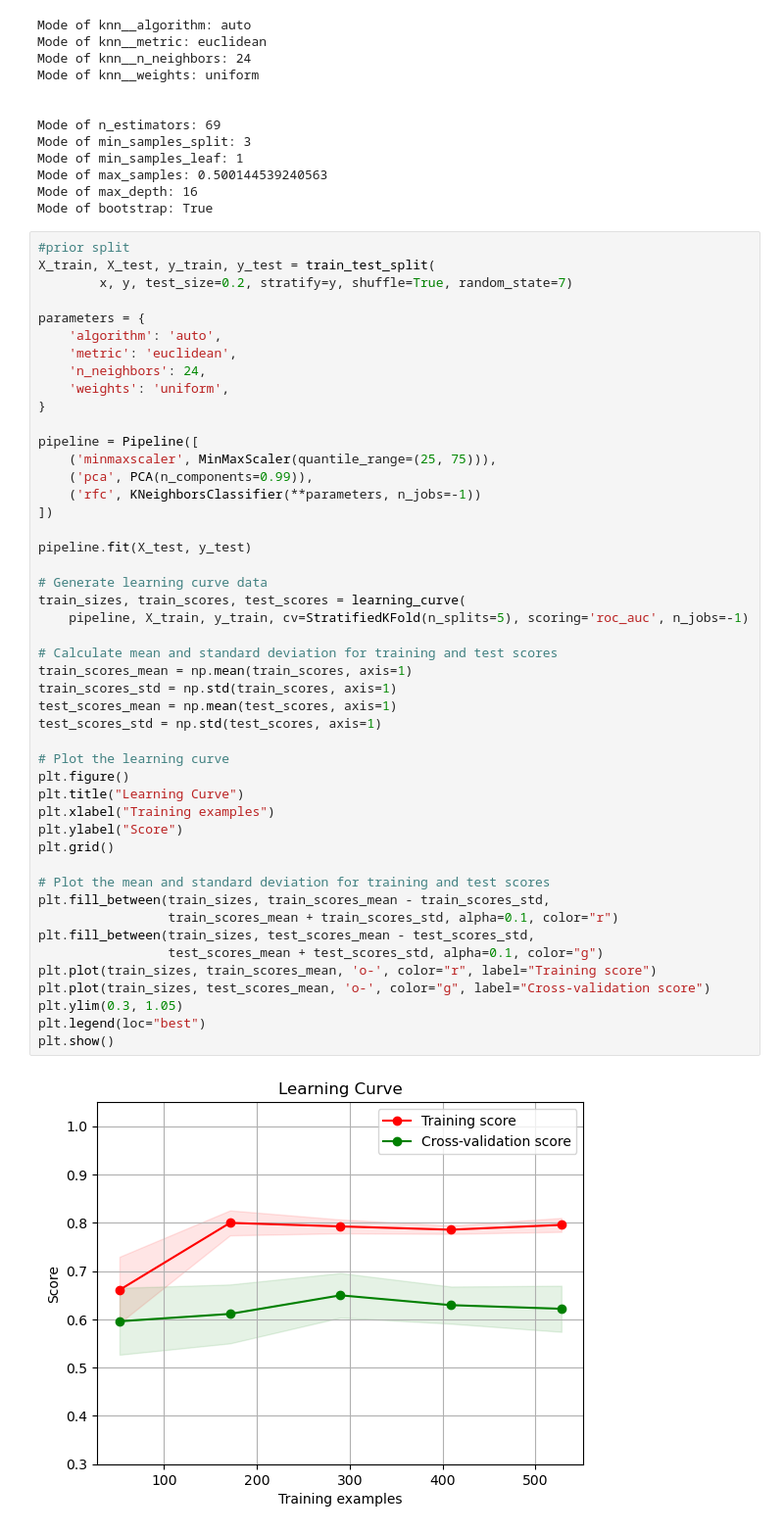
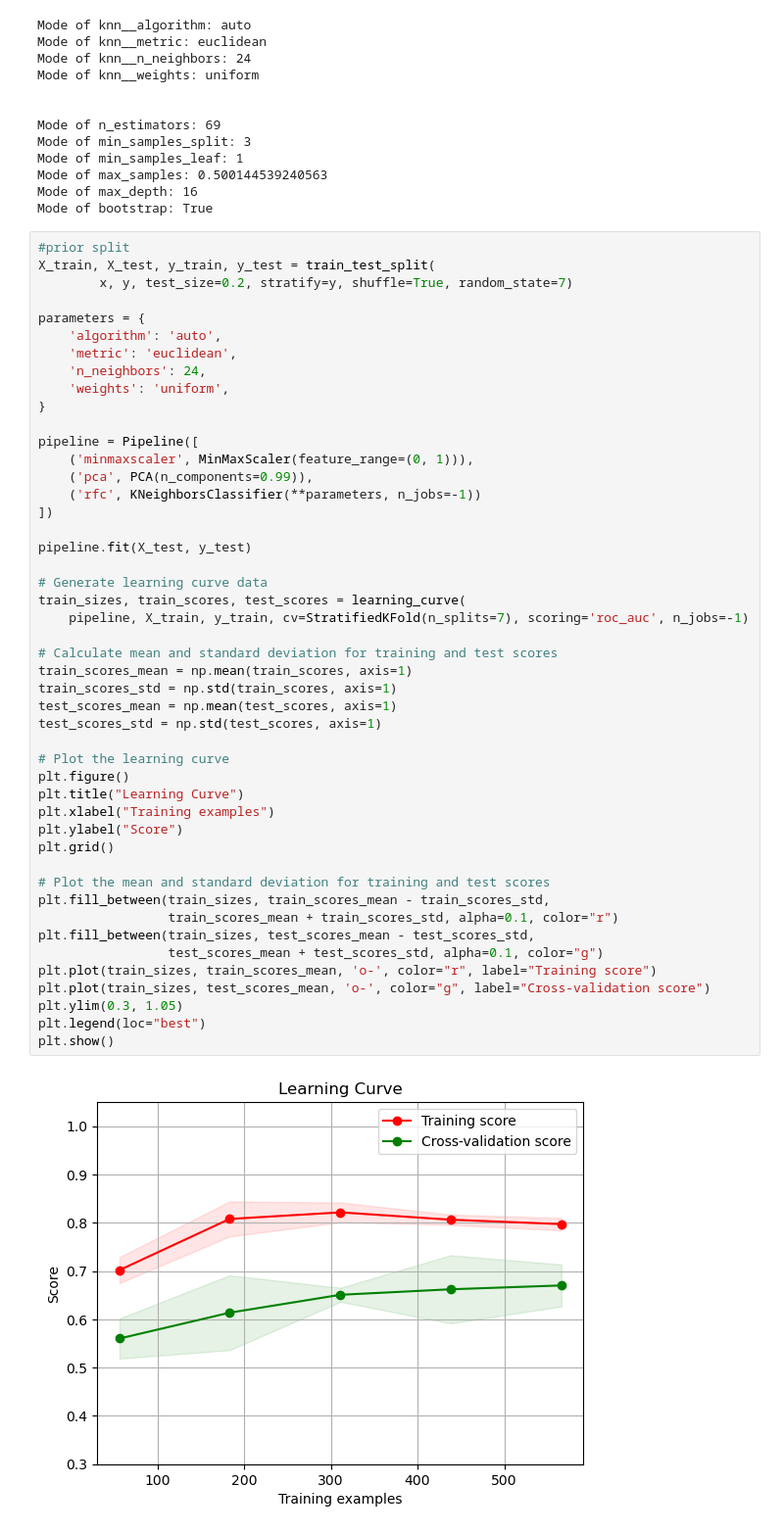
Before and after one commit to Ming842/TM10007_Machine_Learning_Group_4, a Jupyter notebook: final_models/KNN_model.ipynb, the cells around one changed output. Shown at 98% size. Drawn from its saved outputs; the diff is of its cells as text.

Commit message:
Update RF_model.ipynb: Set execution count to null and adjust cross-validation splits in learning curve calculation from 5 to 7.

```diff
--- a/final_models/KNN_model.ipynb
+++ b/final_models/KNN_model.ipynb
@@ -83,39 +83,39 @@ parameters = {
 }
 
 pipeline = Pipeline([
-    ('minmaxscaler', MinMaxScaler(quantile_range=(25, 75))),
+    ('minmaxscaler', MinMaxScaler(feature_range=(0, 1))),
     ('pca', PCA(n_components=0.99)),
     ('rfc', KNeighborsClassifier(**parameters, n_jobs=-1))
 ])
 
 pipeline.fit(X_test, y_test)
 
 # Generate learning curve data
 train_sizes, train_scores, test_scores = learning_curve(
-    pipeline, X_train, y_train, cv=StratifiedKFold(n_splits=5), scoring='roc_auc', n_jobs=-1)
+    pipeline, X_train, y_train, cv=StratifiedKFold(n_splits=7), scoring='roc_auc', n_jobs=-1)
 
 # Calculate mean and standard deviation for training and test scores
 train_scores_mean = np.mean(train_scores, axis=1)
 train_scores_std = np.std(train_scores, axis=1)
 test_scores_mean = np.mean(test_scores, axis=1)
 test_scores_std = np.std(test_scores, axis=1)
 
 # Plot the learning curve
 plt.figure()
 plt.title("Learning Curve")
 plt.xlabel("Training examples")
 plt.ylabel("Score")
 plt.grid()
 
 # Plot the mean and standard deviation for training and test scores
 plt.fill_between(train_sizes, train_scores_mean - train_scores_std,
                  train_scores_mean + train_scores_std, alpha=0.1, color="r")
 plt.fill_between(train_sizes, test_scores_mean - test_scores_std,
                  test_scores_mean + test_scores_std, alpha=0.1, color="g")
 plt.plot(train_sizes, train_scores_mean, 'o-', color="r", label="Training score")
 plt.plot(train_sizes, test_scores_mean, 'o-', color="g", label="Cross-validation score")
 plt.ylim(0.3, 1.05)
 plt.legend(loc="best")
 plt.show()
 # %% [output]
-[figure, old version]
+[figure, new version]
```
Also changed, not shown: 3 other files.
